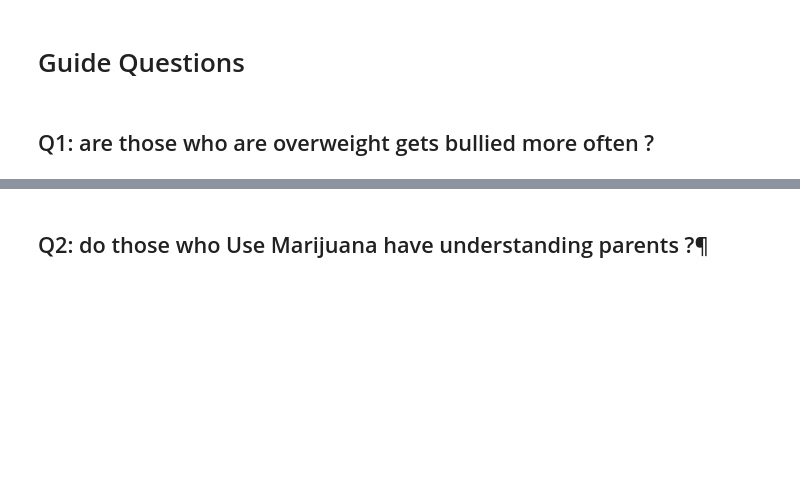
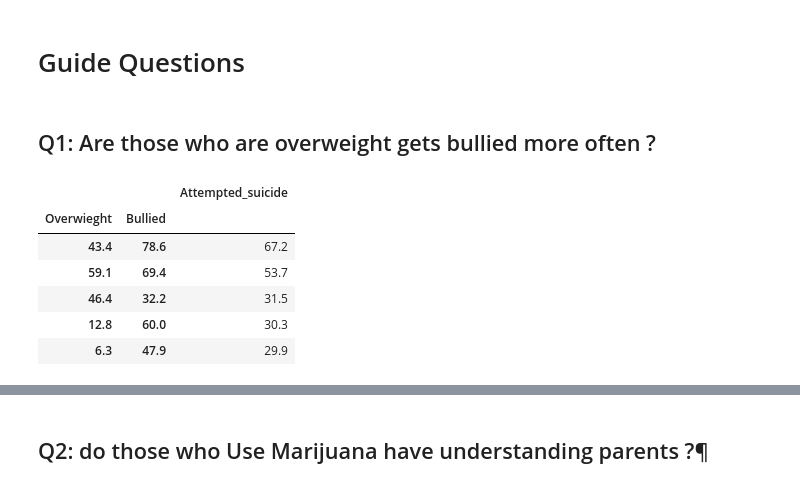
Before and after one commit to mart-anthony-stark/Machine-Learning-and-Deep-Learning, a Jupyter notebook: Suicidal Behaviours Among Adolescents/pooled_data_analysis.ipynb, the cells around one changed output, grey strips where cells are left out. Saved outputs shown, nothing was run; the diff lists cells and outputs as text; code cells hidden in the pictures; blank space fills up the shorter version.

```diff
--- a/Suicidal Behaviours Among Adolescents/pooled_data_analysis.ipynb
+++ b/Suicidal Behaviours Among Adolescents/pooled_data_analysis.ipynb
@@ -229,4 +229,16 @@ memory usage: 18.9+ KB
 # %% [markdown]
 # Guide Questions
 # %% [markdown]
-## Q1: are those who are overweight gets bullied more often ?
+## Q1: Are those who are overweight gets bullied more often ?
+# %%
+overweight_bullied_df = df.groupby(['Overwieght', 'Bullied'])[['Attempted_suicide']].mean().sort_values('Attempted_suicide', ascending=False)
+# %%
+overweight_bullied_df.head()
+# %% [output]
+|  |  | Attempted_suicide |
+| Overwieght | Bullied |  |
+| 43.4 | 78.6 | 67.2 |
+| 59.1 | 69.4 | 53.7 |
+| 46.4 | 32.2 | 31.5 |
+| 12.8 | 60.0 | 30.3 |
+| 6.3 | 47.9 | 29.9 |
```
Also changed, not shown: parts of 2 cells of this notebook.
